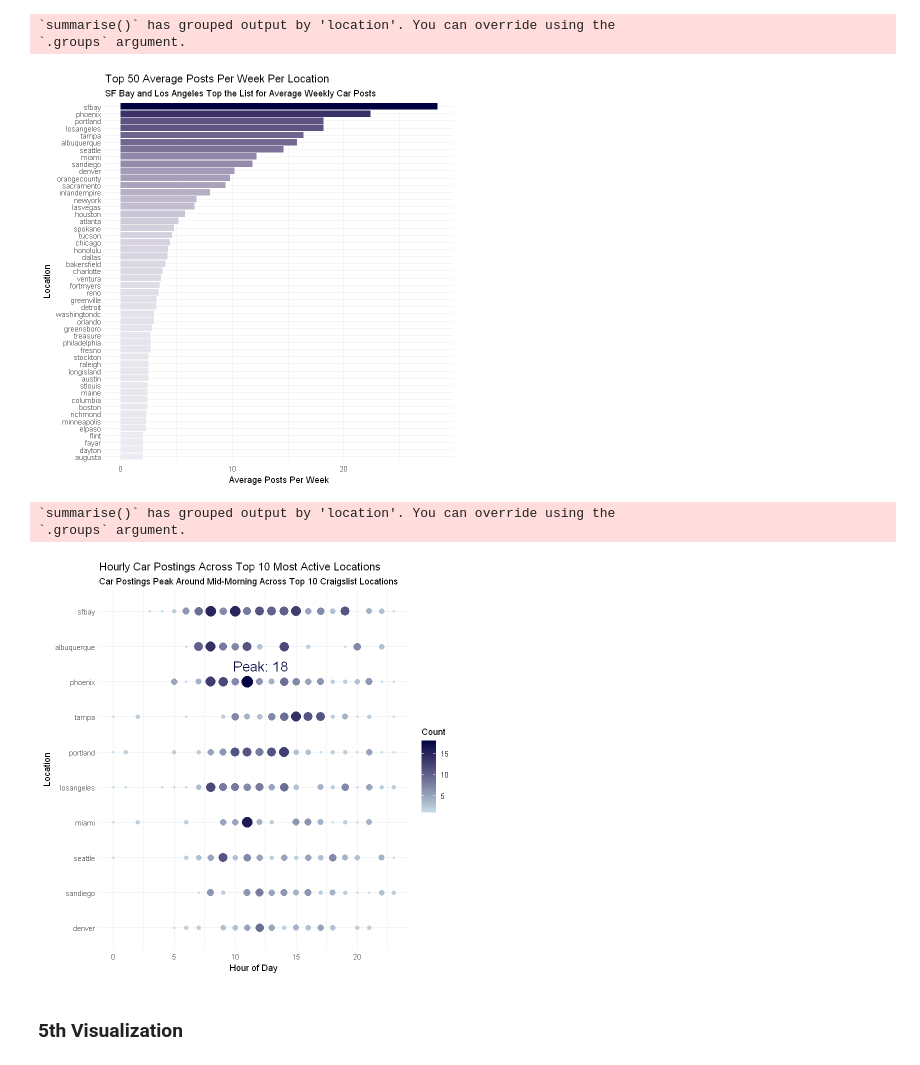
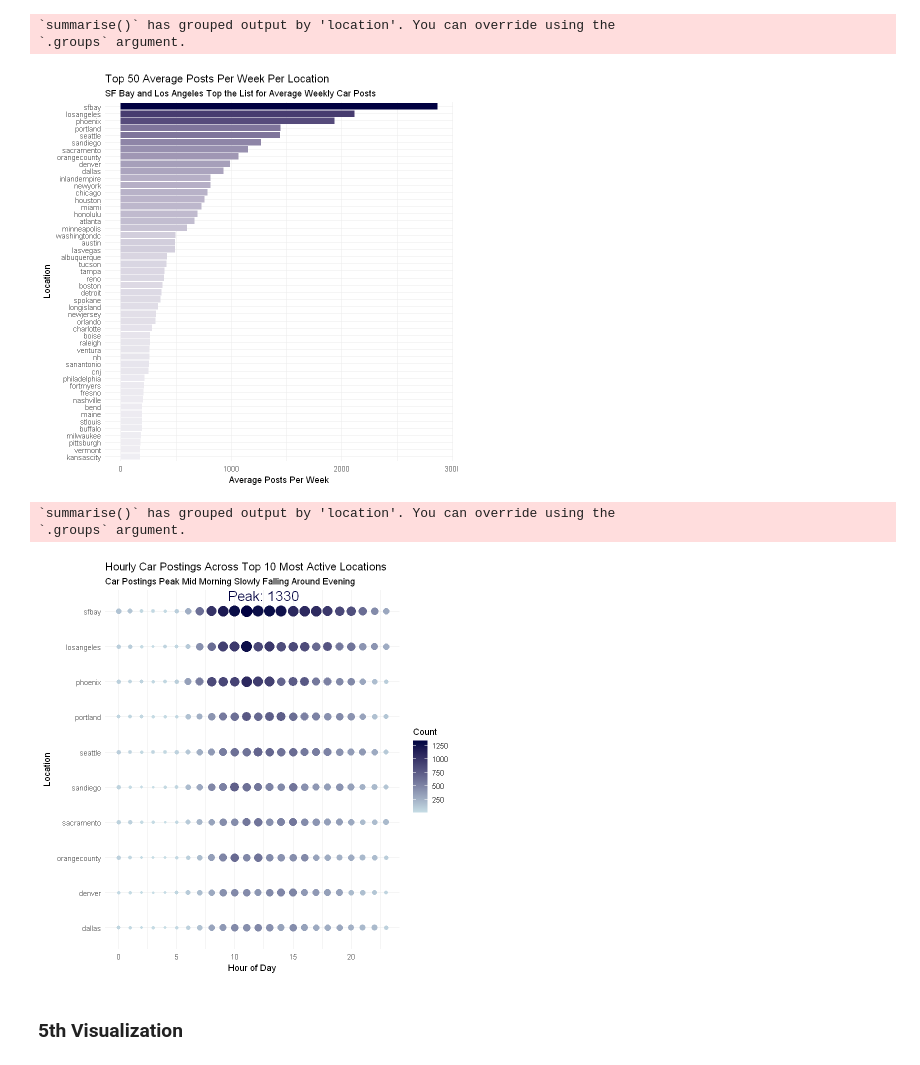
Before and after one commit to Aportra/data_viz_assignment, a Jupyter notebook: data_viz.ipynb, the cells around one changed output. Saved outputs shown, nothing was run; the diff lists cells and outputs as text; code cells hidden in the pictures.

```diff
--- a/data_viz.ipynb
+++ b/data_viz.ipynb
@@ -5,7 +5,7 @@ library(lubridate)
 
 
 
-car_data <- read_xlsx("Data Viz Assignment_ Carbitrage Data.xlsx")
+car_data <- read_xlsx("carbitrage-data.xlsx")
 # %%
 cleaned_data <- recipe(~., data = car_data) %>%
     step_naomit(all_predictors()) %>%
@@ -85,11 +86,12 @@ ggplot(data = location_data_50, aes(x = avg, y = reorder(location, avg), fill =
     scale_fill_gradient2(low = "lightblue", high = "#010141") +
     theme_minimal() +
     theme(legend.position = "none") +
-    labs(y = "Location", x = "Average Posts Per Week", title = "Top 50 Average Posts Per Week Per Location", subtitle = 'SF Bay and Phoenix Top the List for Average Weekly Car Posts' )
+    labs(y = "Location", x = "Average Posts Per Week", title = "Top 50 Average Posts Per Week Per Location", subtitle = "SF Bay and Los Angeles Top the List for Average Weekly Car Posts") +
+    theme(plot.title = element_text(hjust = 0), plot.subtitle = element_text(hjust = 0))
 # %% [output]
 `summarise()` has grouped output by 'location'. You can override using the
 `.groups` argument.
-[figure, old version]
+[figure, new version]
 # %%
 fourth_viz_data = cleaned_data
 
@@ -104,46 +106,51 @@ location_data_25 <- location_data %>%
 
 fourth_viz_data = fourth_viz_data %>%
     mutate(hour = hour(time_posted)) %>%
     filter(location %in% location_data_25$location)
 
 fourth_viz_data = fourth_viz_data %>%
     group_by(location, hour) %>%
     summarise(count = n()) %>%
     arrange(desc(count)) %>%
     ungroup()
 
 
 ggplot(data = fourth_viz_data, aes(y = reorder(location,count), x = hour, size = count, color = count)) +
     geom_point(alpha = 1, show.legend = FALSE) +
     scale_size_continuous(range = c(1, 6)) +
     scale_color_gradient(
         low = "#c7dee6",
         high = "#010141") +
     labs(
         title = "Hourly Car Postings Across Top 10 Most Active Locations",
-        subtitle = "Car Postings Peak Around Mid-Morning Across Top 10 Craigslist Locations",
-        x = "Hour of Day", y = "Location", size = NULL, color = "Count") +
-    theme(
-        axis.title.x = element_text(size = 14),
-        axis.text.y = element_text(size = 12),
-        axis.title.y = element_text(size = 14),
-        legend.position = "none") +
-    geom_text(
-        data = subset(fourth_viz_data, count == max(count)),
-        aes(label = paste("Peak:", count)),
-        vjust = -1, hjust = .25) +
-    guides(size = 'none')+
-    theme_minimal()
+        subtitle = "Car Postings Peak Mid Morning Slowly Falling Around Evening",
+        x = "Hour of Day", y = "Location", size = NULL, color = "Count"
+    ) +
+        theme(
+            axis.title.x = element_text(size = 14),
+            axis.text.y = element_text(size = 12),
+            axis.title.y = element_text(size = 14),
+            legend.position = "none"
+        ) +
+        geom_text(
+            data = subset(fourth_viz_data, count == max(count)),
+            aes(label = paste("Peak:", count)),
+            vjust = -1, hjust = .25
+        ) +
+        guides(size = "none") +
+        theme_minimal() +
+
+    theme(plot.title = element_text(hjust = 0), plot.subtitle = element_text(hjust = 0))
 
 
 
 
 # ggplot(data = fourth_viz_data, aes(y = count, x = hour, group = location, color = location)) +
 #     geom_line(linewidth = 1)+
 #     theme_minimal()
 # %% [output]
 `summarise()` has grouped output by 'location'. You can override using the
 `.groups` argument.
-[figure, old version]
+[figure, new version]
 # %% [markdown]
 ### 5th Visualization
```
Also changed, not shown: parts of 4 cells of this notebook.
